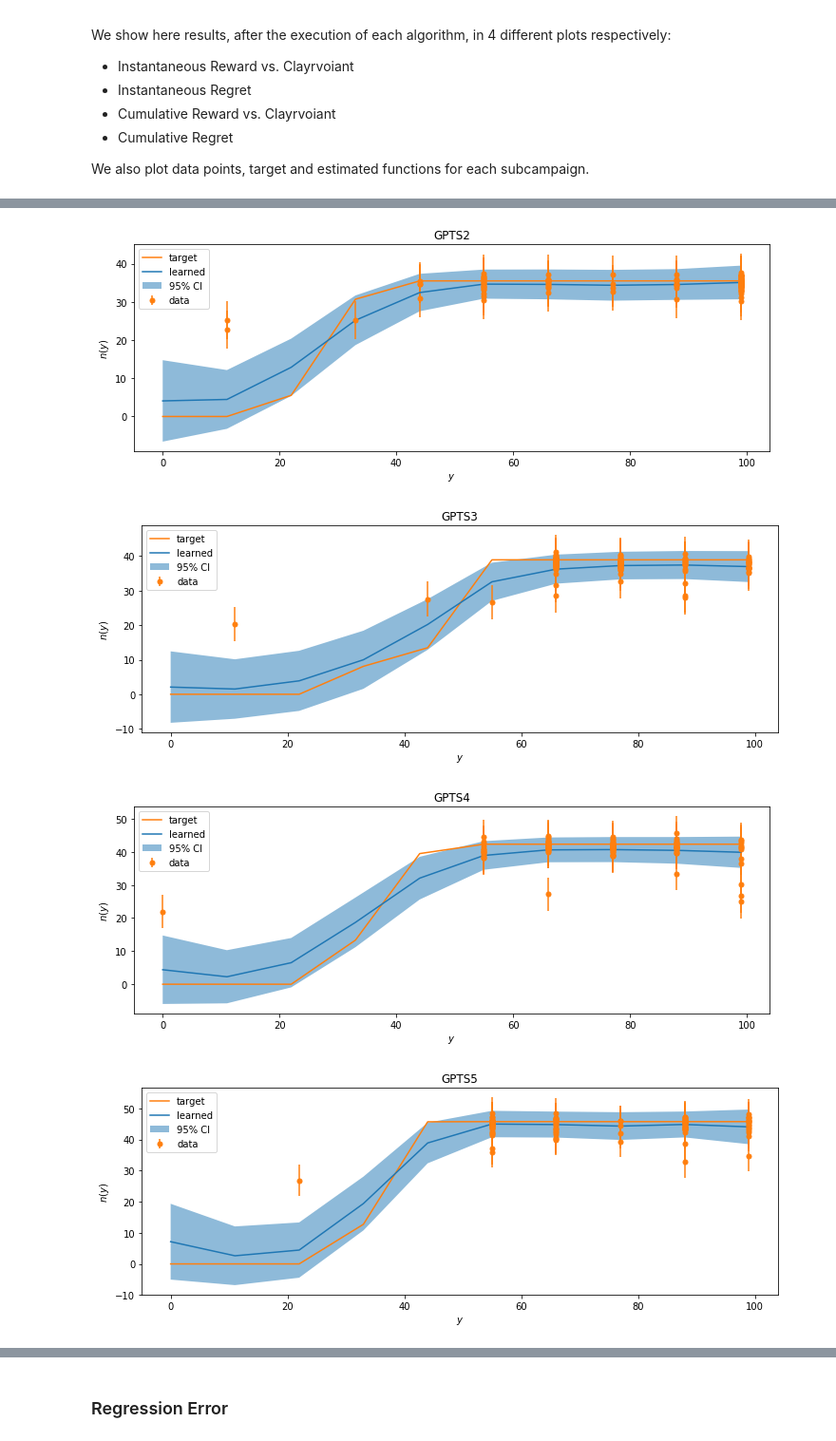
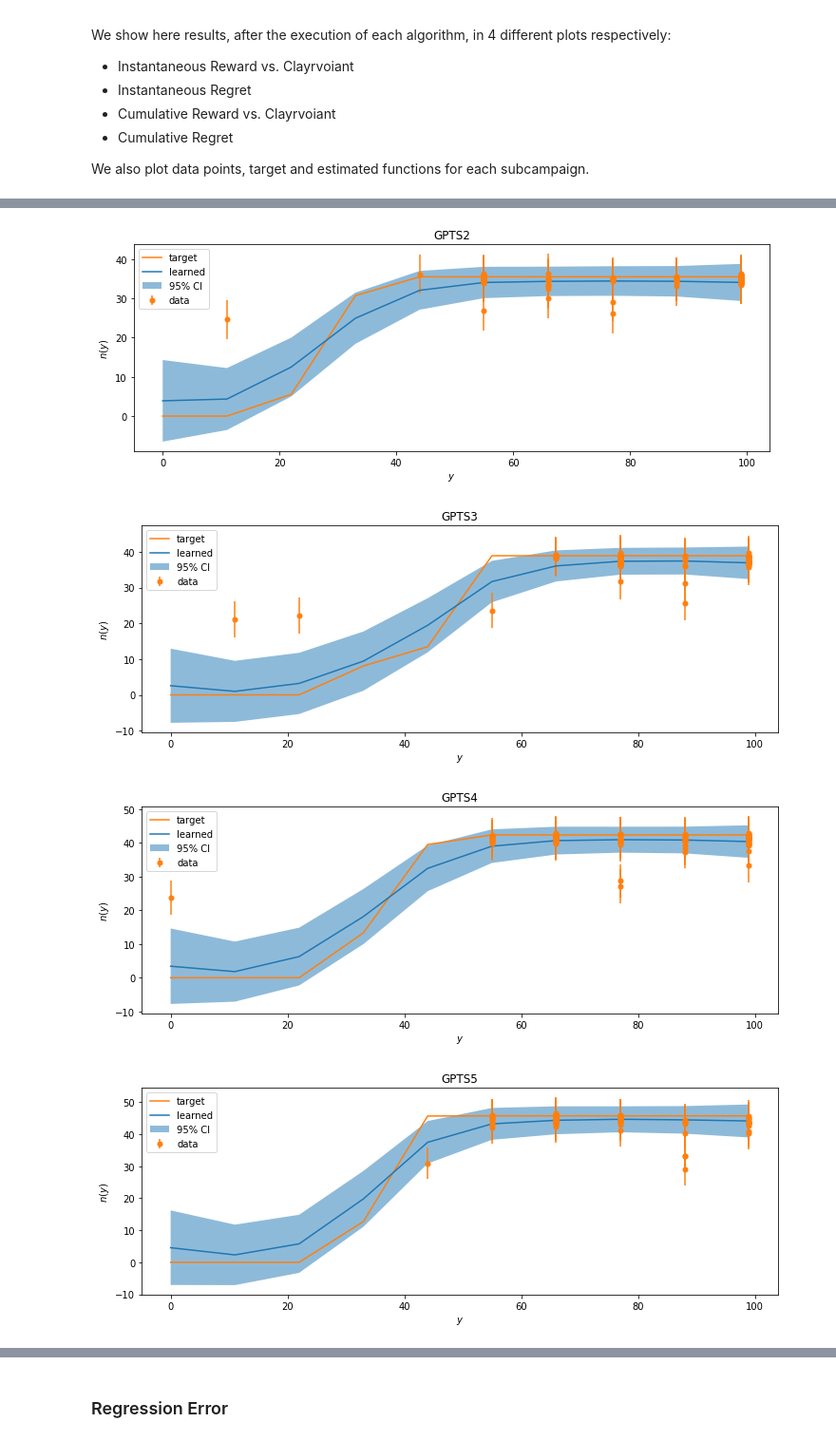
Before and after one commit to DavideRutigliano/pricing-advertising-rl, a Jupyter notebook: Adverstising.ipynb, the cells around one changed output, grey strips where cells are left out. Shown at 95% size. Saved outputs shown, nothing was run; the diff lists cells and outputs as text; code cells hidden in the pictures.

```diff
--- a/Adverstising.ipynb
+++ b/Adverstising.ipynb
@@ -599,7 +599,7 @@ We also plot data points, target and estimated functions for each subcampaign.
 np.random.seed(1234)
 
 T = 100
-n_experiments = 20
+n_experiments = 100
 
 rewards = [[] for j in range(N)]
 arms = [[] for j in range(N)]
@@ -667,7 +667,7 @@ for j in range(N):
-[figure, old version]
+[figure, new version]
-[figure, old version]
+[figure, new version]
-[figure, old version]
+[figure, new version]
-[figure, old version]
+[figure, new version]
 # %%
 clairvoyant = np.sum([values_per_click[j] * envs[j].means[opt_true_arms[j]] for j in range(N)], axis=0)
 
```
Also changed, not shown: parts of 7 cells of this notebook.
